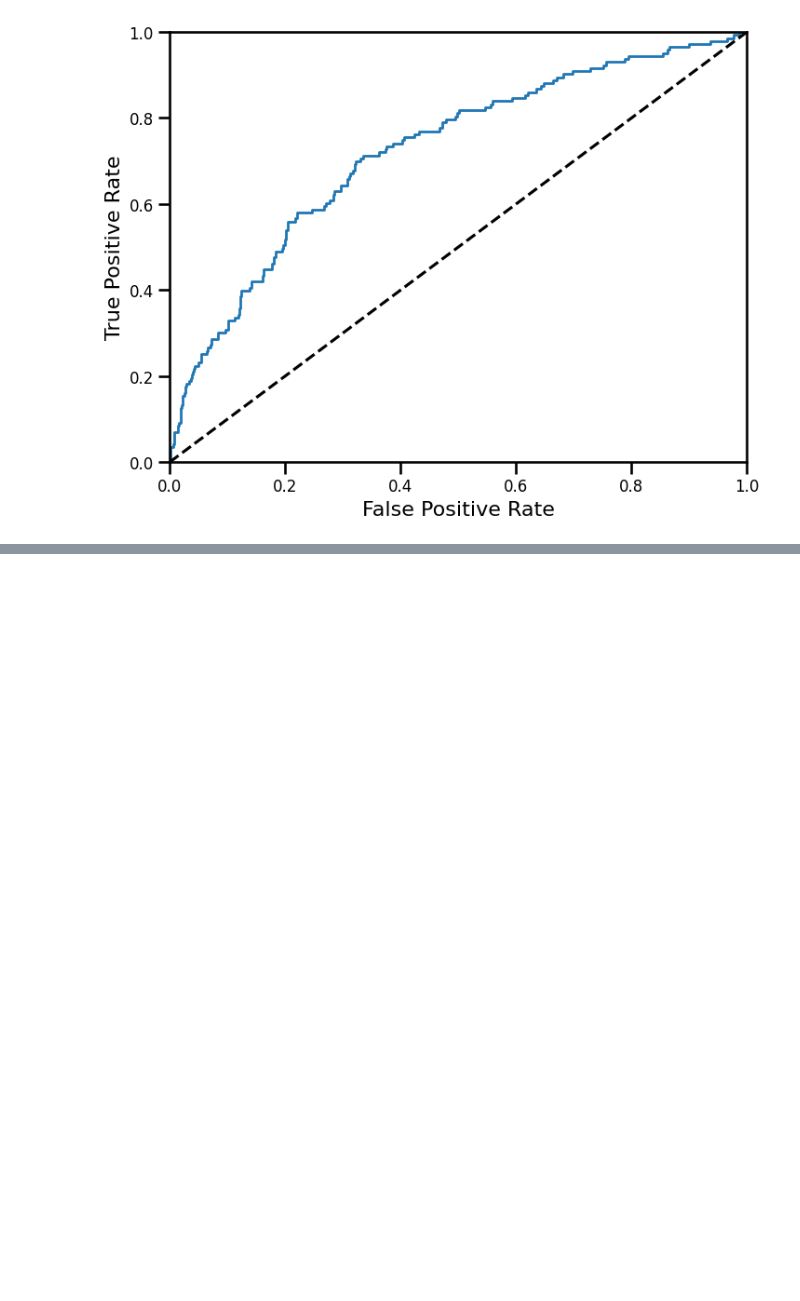
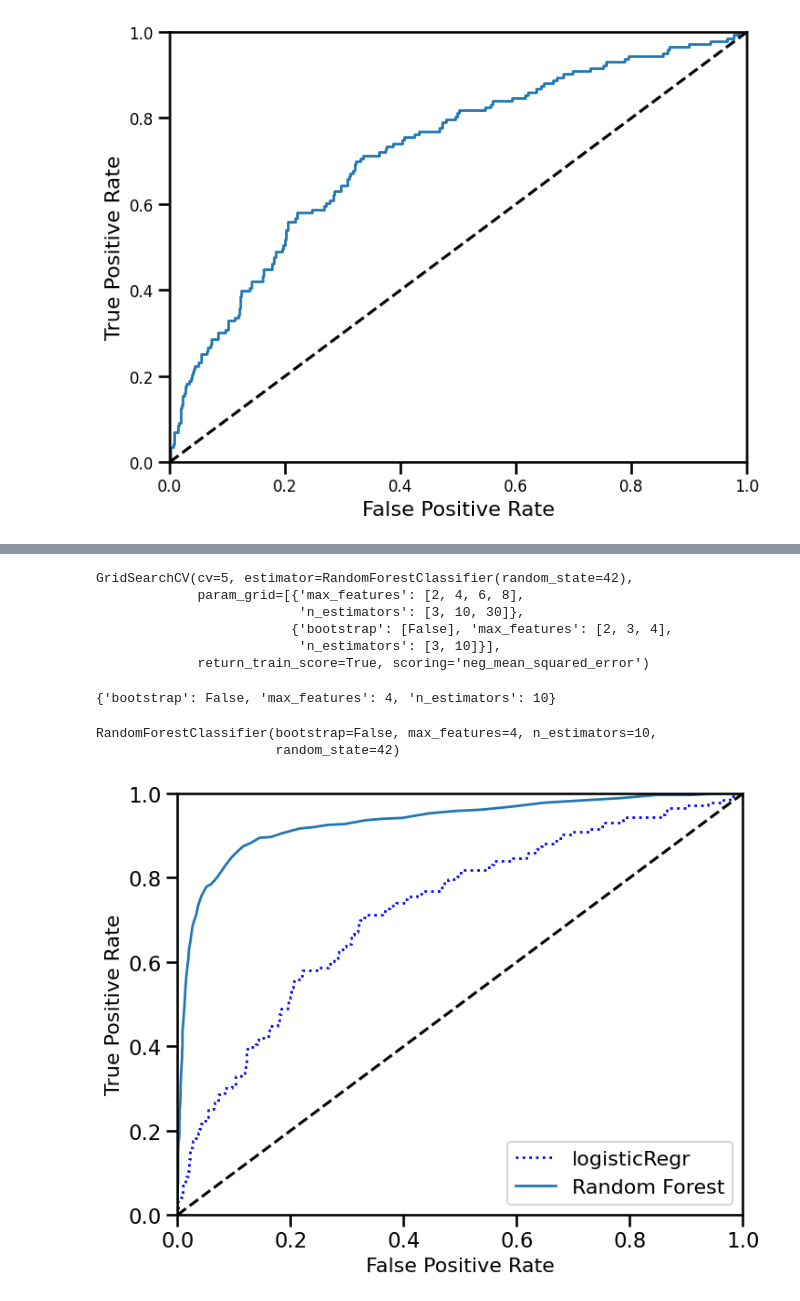
Before and after one commit to OscarPALISSOT/ML_Classifier_CESI_A4, a Jupyter notebook: notebook/Import_data.ipynb, the cells around one changed output, grey strips where cells are left out. Cells and saved outputs as stored; diff of their text form; code cells hidden in the pictures; blank space fills up the shorter version.

Commit message:
forest

```diff
--- a/notebook/Import_data.ipynb
+++ b/notebook/Import_data.ipynb
@@ -669,9 +672,9 @@ logisticRegr.predict(X_test.to_numpy()[3].reshape(1, -1))
 1
 array([0], dtype=int64)
 # %%
-y_scores = cross_val_predict(logisticRegr, X_test, y_test, cv=3, method="decision_function")
+y_scores_reg = cross_val_predict(logisticRegr, x_train, y_train, cv=3, method="decision_function")
 
-fpr, tpr, thresholds = roc_curve(y_test, y_scores)
+fpr, tpr, thresholds = roc_curve(y_test, y_scores_reg)
 # %%
 def plot_roc_curve(fpr, tpr, label=None):
     plt.plot(fpr, tpr, linewidth=2, label=label)
@@ -687,0 +695,43 @@ plt.show()
+# %%
+param_grid = [
+    # essaye 12 (3×4) combinaisons des hyperparametres
+    {'n_estimators': [3, 10, 30], 'max_features': [2, 4, 6, 8]},
+    # puis essaye 6 (2×3) combinaisons avec bootstrap à False (True étant la valeur par défaut)
+    {'bootstrap': [False], 'n_estimators': [3, 10], 'max_features': [2, 3, 4]},
+  ]
+
+forest_clf = RandomForestClassifier(random_state=42)
+
+# 5 sous-jeux de cross-val, ça fait en tout (12+6)*5=90 tours d'entraînement
+grid_search = GridSearchCV(forest_clf, param_grid, cv=5, scoring='neg_mean_squared_error', return_train_score=True)
+grid_search.fit(X_train, y_train)
+# %% [output]
+GridSearchCV(cv=5, estimator=RandomForestClassifier(random_state=42),
+             param_grid=[{'max_features': [2, 4, 6, 8],
+                          'n_estimators': [3, 10, 30]},
+                         {'bootstrap': [False], 'max_features': [2, 3, 4],
+                          'n_estimators': [3, 10]}],
+             return_train_score=True, scoring='neg_mean_squared_error')
+# %%
+grid_search.best_params_
+# %% [output]
+{'bootstrap': False, 'max_features': 4, 'n_estimators': 10}
+# %%
+grid_search.best_estimator_
+# %% [output]
+RandomForestClassifier(bootstrap=False, max_features=4, n_estimators=10,
+                       random_state=42)
+# %%
+forest_clf_best = RandomForestClassifier(bootstrap=False, max_features=4, random_state=42, n_estimators=10)
+y_probas_forest = cross_val_predict(forest_clf, X_train, y_train, cv=3, method='predict_proba')
+# %%
+y_scores_forest = y_probas_forest[:, 1]
+fpr_forest, tpr_forest, thresholds_forest = roc_curve(y_train, y_scores_forest)
+# %%
+plt.figure(figsize=(8, 6))
+plt.plot(fpr, tpr, "b:", linewidth=2, label="logisticRegr")
+plot_roc_curve(fpr_forest, tpr_forest, "Random Forest")
+plt.legend(loc="lower right", fontsize=16)
+plt.show()
+# %% [output]
+[figure, added]
```
Also changed, not shown: parts of 4 cells of this notebook.
